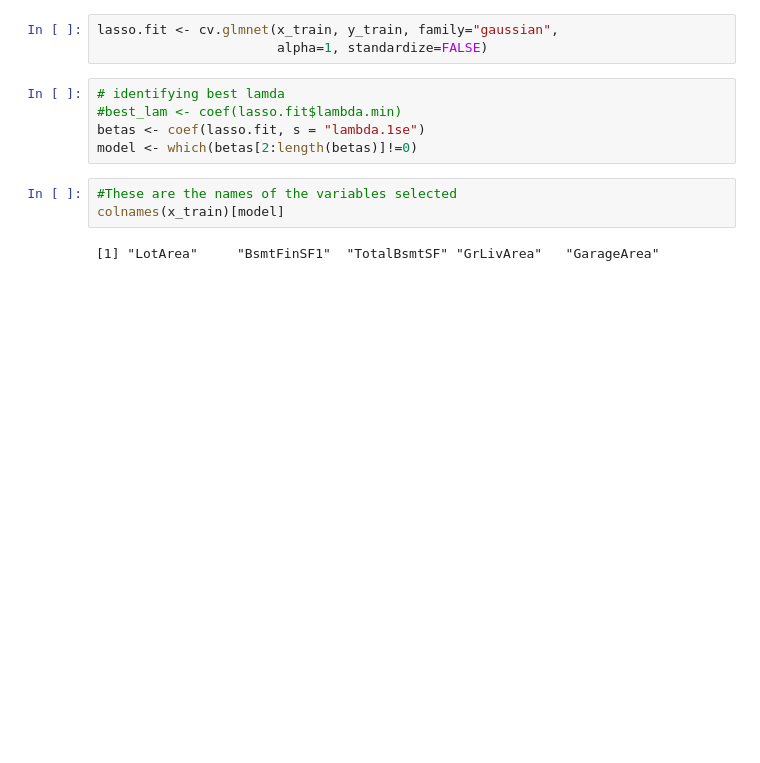
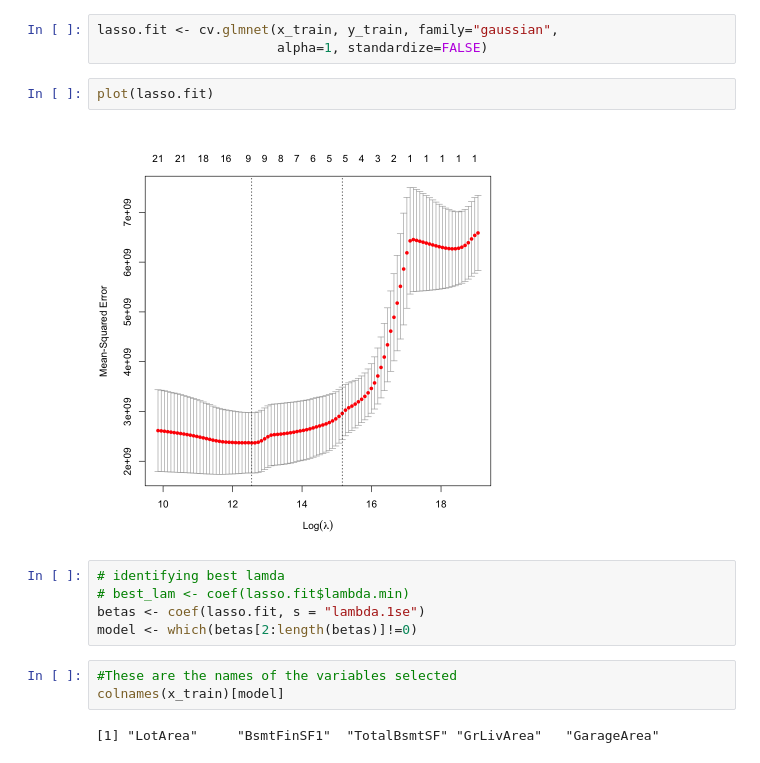
Before and after one commit to OlegRyzhkov2020/house_price_prediction, a Jupyter notebook: features_selection.ipynb, the cells around one changed output. Saved outputs shown, nothing was run; the diff lists cells and outputs as text; blank space fills up the shorter version.

```diff
--- a/features_selection.ipynb
+++ b/features_selection.ipynb
@@ -763,9 +765,13 @@ lambda_seq <- 10^seq(2, -2, by = -.1)
 # %%
 lasso.fit <- cv.glmnet(x_train, y_train, family="gaussian",
                        alpha=1, standardize=FALSE)
+# %%
+plot(lasso.fit)
+# %% [output]
+[figure, added]
 # %%
 # identifying best lamda
-#best_lam <- coef(lasso.fit$lambda.min)
+# best_lam <- coef(lasso.fit$lambda.min)
 betas <- coef(lasso.fit, s = "lambda.1se")
 model <- which(betas[2:length(betas)]!=0)
 # %%
```
Also changed, not shown: parts of 24 cells of this notebook.
